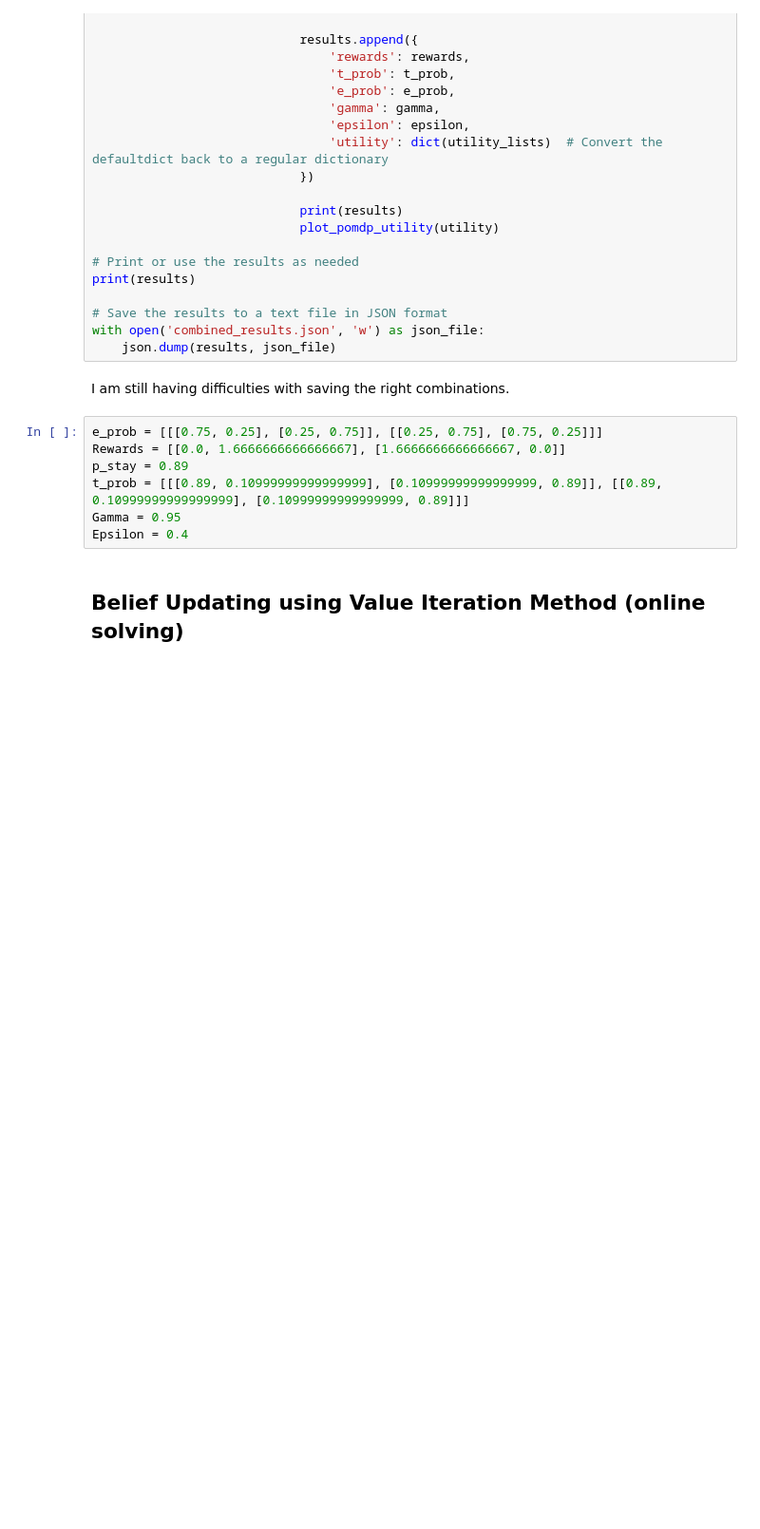
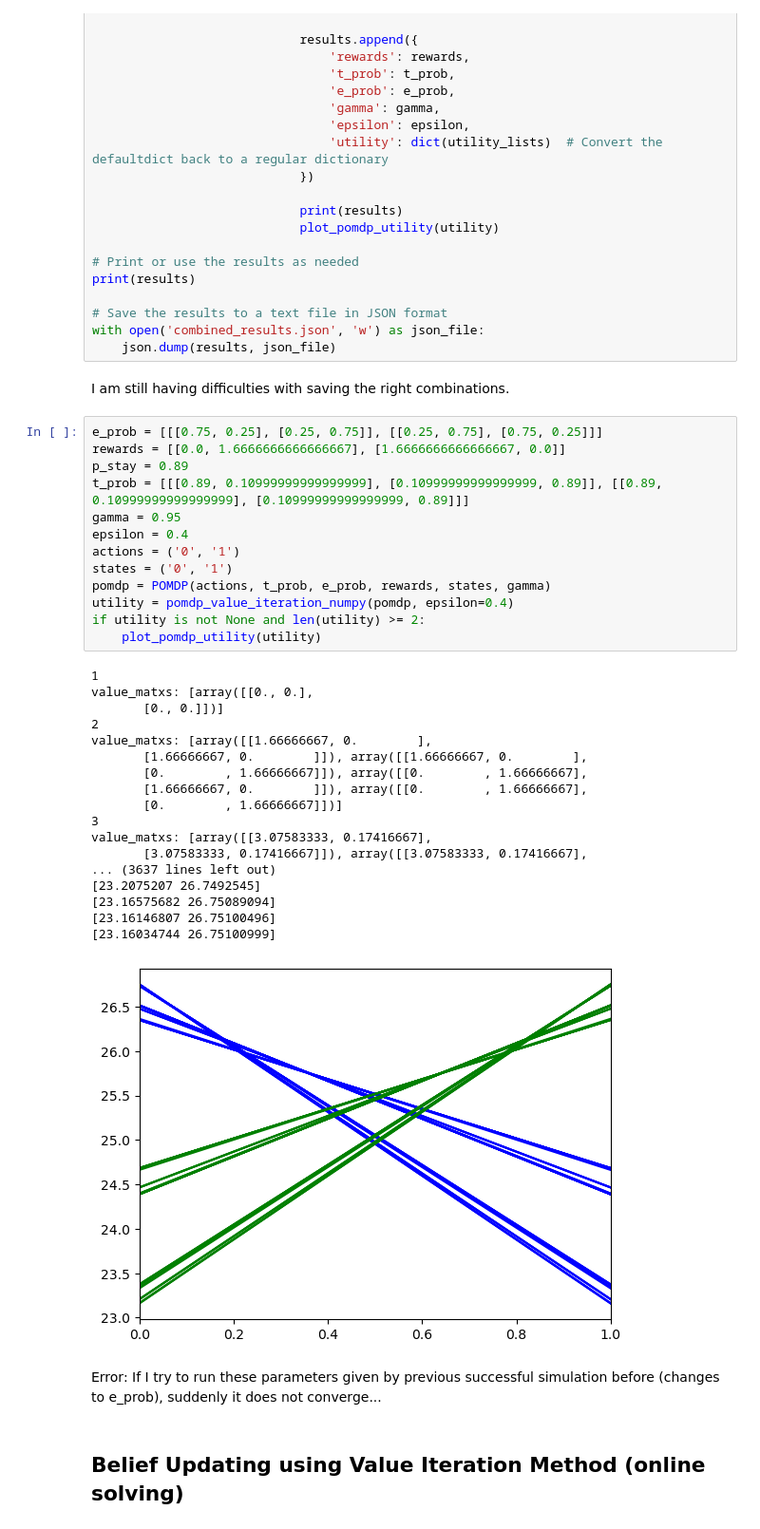
Before and after one commit to MoiraLampe/POMDP-binocular_rivalry-project, a Jupyter notebook: Russels Code/converge_test.ipynb, the cells around one changed output. Shown at 95% size. Cells and saved outputs as stored; diff of their text form; blank space fills up the shorter version.

Commit message:
added working parameters experiment

```diff
--- a/Russels Code/converge_test.ipynb
+++ b/Russels Code/converge_test.ipynb
@@ -1287,11 +1286,38 @@ with open('combined_results.json', 'w') as json_file:
 I am still having difficulties with saving the right combinations.
 # %%
 e_prob = [[[0.75, 0.25], [0.25, 0.75]], [[0.25, 0.75], [0.75, 0.25]]]
-Rewards = [[0.0, 1.6666666666666667], [1.6666666666666667, 0.0]]
+rewards = [[0.0, 1.6666666666666667], [1.6666666666666667, 0.0]]
 p_stay = 0.89
 t_prob = [[[0.89, 0.10999999999999999], [0.10999999999999999, 0.89]], [[0.89, 0.10999999999999999], [0.10999999999999999, 0.89]]]
-Gamma = 0.95
-Epsilon = 0.4
+gamma = 0.95
+epsilon = 0.4
+actions = ('0', '1')
+states = ('0', '1')
+pomdp = POMDP(actions, t_prob, e_prob, rewards, states, gamma)
+utility = pomdp_value_iteration_numpy(pomdp, epsilon=0.4)
+if utility is not None and len(utility) >= 2:
+    plot_pomdp_utility(utility)
+# %% [output]
+1
+value_matxs: [array([[0., 0.],
+       [0., 0.]])]
+2
+value_matxs: [array([[1.66666667, 0.        ],
+       [1.66666667, 0.        ]]), array([[1.66666667, 0.        ],
+       [0.        , 1.66666667]]), array([[0.        , 1.66666667],
+       [1.66666667, 0.        ]]), array([[0.        , 1.66666667],
+       [0.        , 1.66666667]])]
+3
+value_matxs: [array([[3.07583333, 0.17416667],
+       [3.07583333, 0.17416667]]), array([[3.07583333, 0.17416667],
+... (3637 lines left out)
+[23.2075207 26.7492545]
+[23.16575682 26.75089094]
+[23.16146807 26.75100496]
+[23.16034744 26.75100999]
+[figure, added]
+# %% [markdown]
+Error: If I try to run these parameters given by previous successful simulation before (changes to e_prob), suddenly it does not converge...
 # %% [markdown]
 ## Belief Updating using Value Iteration Method (online solving)
 # %% [markdown]
```
Also changed, not shown: parts of 5 cells of this notebook, 1 other file.
